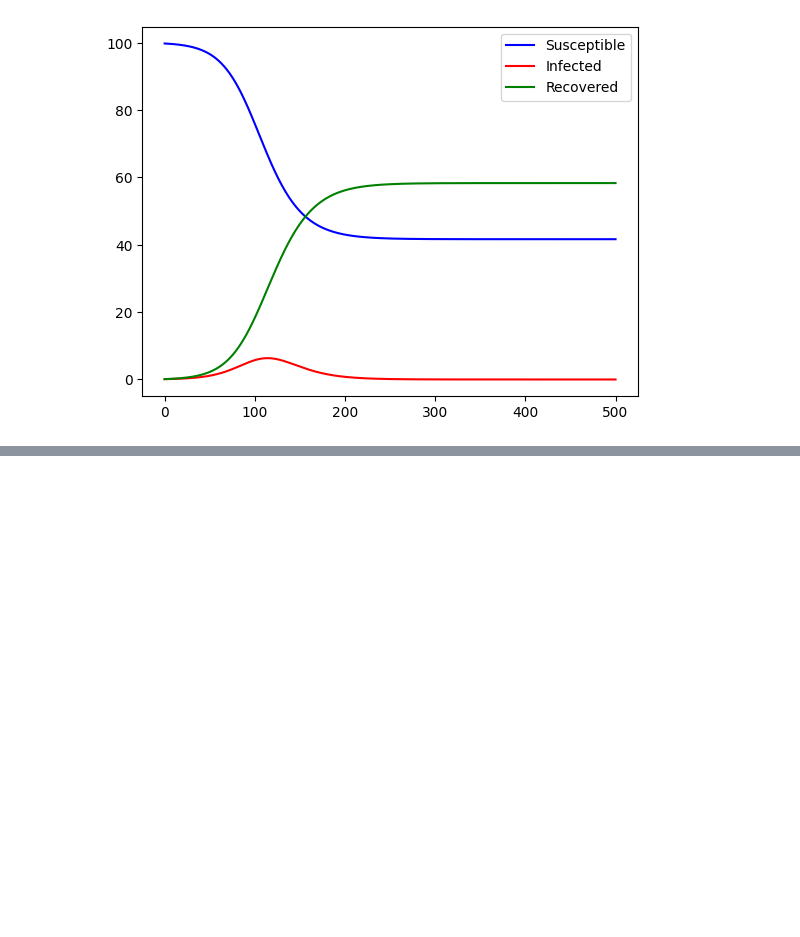
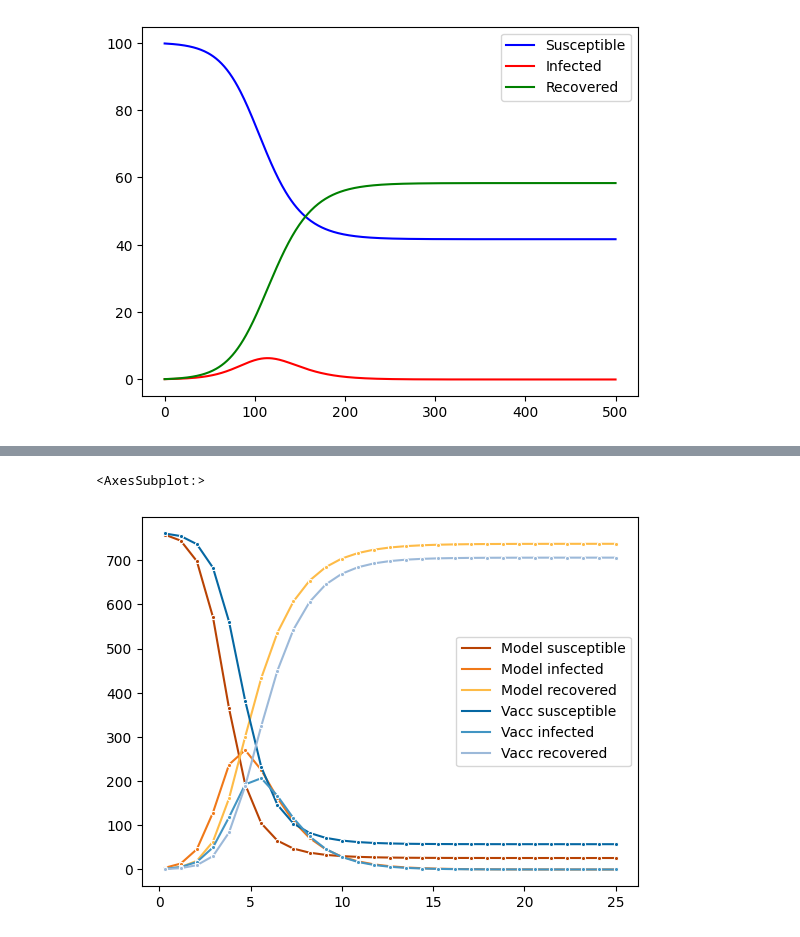
Before and after one commit to vitalismaxim/Intro-Computational-Science, a Jupyter notebook: assignment1.ipynb, the cells around one changed output, grey strips where cells are left out. Saved outputs shown, nothing was run; the diff lists cells and outputs as text; code cells hidden in the pictures; blank space fills up the shorter version.

```diff
--- a/assignment1.ipynb
+++ b/assignment1.ipynb
@@ -78,0 +103,15 @@ sns.lineplot(data=data, dashes = False, palette=['b', 'r', 'g'])
+# %%
+vacc_g = g * 1.25
+
+vacc2 = odeint(model, y0, t1, args=(pop, b , vacc_g))
+vacc2 = pd.DataFrame(vacc2, index = t1, columns=['Vacc susceptible', 'Vacc infected', 'Vacc recovered'])
+vacc2 = vacc2[vacc2.index > 0]
+
+palette_model = sns.color_palette("YlOrBr_r",4)
+palette_vacc = sns.color_palette("PuBu_r", 4)
+
+sns.lineplot(data=data, marker = '.', dashes = False, palette=palette_model)
+sns.lineplot(data=vacc2, marker = '.', dashes = False, palette=palette_vacc)
+# %% [output]
+<AxesSubplot:>
+[figure, added]
```
Also changed, not shown: parts of 15 cells of this notebook, 2 other files.
